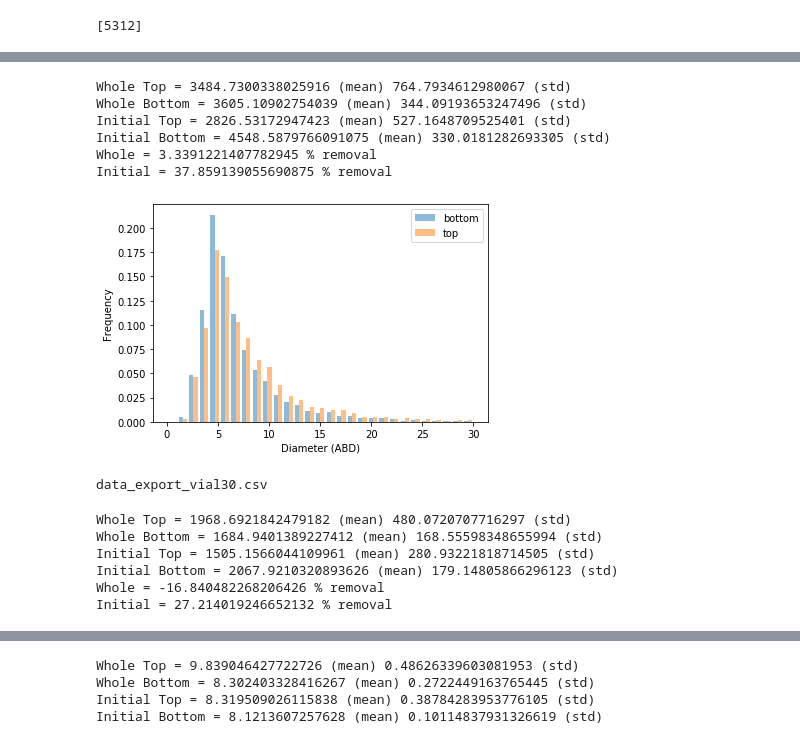
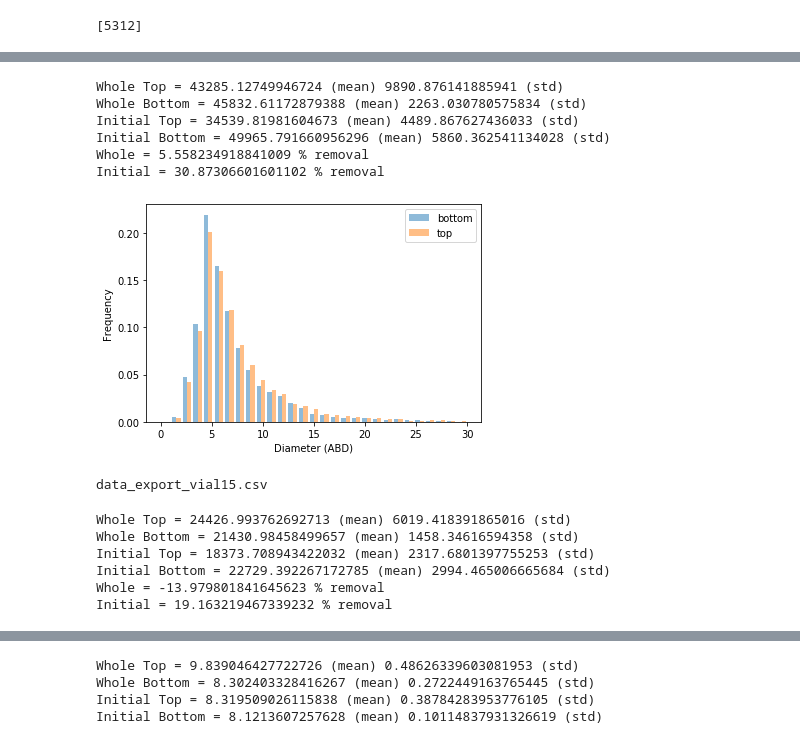
Before and after one commit to mattcoast/Oyster_Hydro, a Jupyter notebook: FlowCam/FlowCam.ipynb, the cells around one changed output, grey strips where cells are left out. Drawn from its saved outputs; the diff is of its cells as text; code cells hidden in the pictures.

Commit message:
updated with imaged volume

```diff
--- a/FlowCam/FlowCam.ipynb
+++ b/FlowCam/FlowCam.ipynb
@@ -52,4 +54,26 @@ vial['Count']=count
+# %%
+## Open summary file and export imaged volume
+import re
+stringToMatch = 'Fluid Volume Imaged'
+matchedLine = ''
+V_image=[]
+int_1=vial['Vial']
+
+for f in int_1:
+    filename='vial_{}_run_summary.txt'.format(f)
+    with open(filename, 'r') as file:
+        for line in file:
+            if stringToMatch in line:
+                matchedLine = line
+                break
+    ttx=re.findall("\d+\.\d+", matchedLine)
+    ttx=float(ttx[0])
+    V_image.append(ttx)
+
+vial['V_imaged']=V_image
 # %%
-vial['Volume']=vial['Wieght']/1000    #The Wieght is in mg, using 1 g/mL to convert to volume TODO: account for salinity (22ppt) and lugols addition
-vial['Conc']=vial['Count']/vial['Volume']  ###Need to correct for volume imaged
-print(vial)
+####TODO: Make corrections for salinity/dilution and imaged volume
+
+# vial['Volume']=(vial['Wieght']/1000)*vial['V_imaged']
+vial['Volume']=vial['V_imaged']    #The Wieght is in mg, using 1 g/mL to convert to volume TODO: account for salinity (22ppt) and lugols addition
+vial['Conc']=vial['Count']/vial['Volume']
@@ -84,37 +150,37 @@ print('Initial Bottom =',IB['Conc'].mean(),'(mean)', IB['Conc'].std(),'(std)')
 print('Whole =',(1-WT['Conc'].mean()/WB['Conc'].mean())*100,'% removal')
 print('Initial =',(1-IT['Conc'].mean()/IB['Conc'].mean())*100,'% removal')
 # %% [output]
-Whole Top = 3484.7300338025916 (mean) 764.7934612980067 (std)
-Whole Bottom = 3605.10902754039 (mean) 344.09193653247496 (std)
-Initial Top = 2826.53172947423 (mean) 527.1648709525401 (std)
-Initial Bottom = 4548.5879766091075 (mean) 330.0181282693305 (std)
-Whole = 3.3391221407782945 % removal
-Initial = 37.859139055690875 % removal
+Whole Top = 43285.12749946724 (mean) 9890.876141885941 (std)
+Whole Bottom = 45832.61172879388 (mean) 2263.030780575834 (std)
+Initial Top = 34539.81981604673 (mean) 4489.867627436033 (std)
+Initial Bottom = 49965.791660956296 (mean) 5860.362541134028 (std)
+Whole = 5.558234918841009 % removal
+Initial = 30.87306601601102 % removal
 # %%
 ### The histogram for the whole sample according to size
 l=3 #position
 
 # for f in l:
-tt=WT['Vial'].iloc[l]
+tt=IT['Vial'].iloc[l]
 filename1 = 'data_export_vial{}.csv'.format(tt)
 df_T = pd.read_csv(filename1)
-bb=WB['Vial'].iloc[l]
+bb=IB['Vial'].iloc[l]
 filename2 = 'data_export_vial{}.csv'.format(bb)
 df_B = pd.read_csv(filename2)
 fig, ax = plt.subplots()
 bins = np.linspace(0, 30, 30)
 column ='Diameter (ABD)'
 
 plt.hist([df_B[column],df_T[column]], bins, alpha=0.5, label=['bottom','top'],density=True)
 ax.set_ylabel('Frequency')
 ax.set_xlabel(column)
 ax.legend(loc='upper right')
 plt.show()
 fig.savefig('Diameter-Hist.png')
 print(filename2)
 # %% [output]
-[figure, old version]
+[figure, new version]
-data_export_vial30.csv
+data_export_vial15.csv
 # %%
 int_1=vial['Vial']
 count=[]
@@ -125,7 +191,7 @@ for f in int_1:
     count.append(c)
 
 vial['PsuedoCount']=count
-vial['PsuedoConc']=vial['PsuedoCount']/vial['Volume']  ###Need to correct for volume imaged
+vial['PsuedoConc']=vial['PsuedoCount']/(vial['Volume'])
 
 WT=vial.loc[(vial['Sample']=='Whole Sample') & (vial['Position']== 'Top')]
 WB=vial.loc[(vial['Sample']=='Whole Sample') & (vial['Position']== 'Bottom')]
@@ -139,9 +205,9 @@ print('Initial Bottom =',IB['PsuedoConc'].mean(),'(mean)', IB['PsuedoConc'].std(
 print('Whole =',(1-WT['PsuedoConc'].mean()/WB['PsuedoConc'].mean())*100,'% removal')
 print('Initial =',(1-IT['PsuedoConc'].mean()/IB['PsuedoConc'].mean())*100,'% removal')
 # %% [output]
-Whole Top = 1968.6921842479182 (mean) 480.0720707716297 (std)
-Whole Bottom = 1684.9401389227412 (mean) 168.55598348655994 (std)
-Initial Top = 1505.1566044109961 (mean) 280.93221818714505 (std)
-Initial Bottom = 2067.9210320893626 (mean) 179.14805866296123 (std)
-Whole = -16.840482268206426 % removal
-Initial = 27.214019246652132 % removal
+Whole Top = 24426.993762692713 (mean) 6019.418391865016 (std)
+Whole Bottom = 21430.98458499657 (mean) 1458.34616594358 (std)
+Initial Top = 18373.708943422032 (mean) 2317.6801397755253 (std)
+Initial Bottom = 22729.392267172785 (mean) 2994.465006665684 (std)
+Whole = -13.979801841645623 % removal
+Initial = 19.163219467339232 % removal
```
Also changed, not shown: parts of 13 cells of this notebook.
